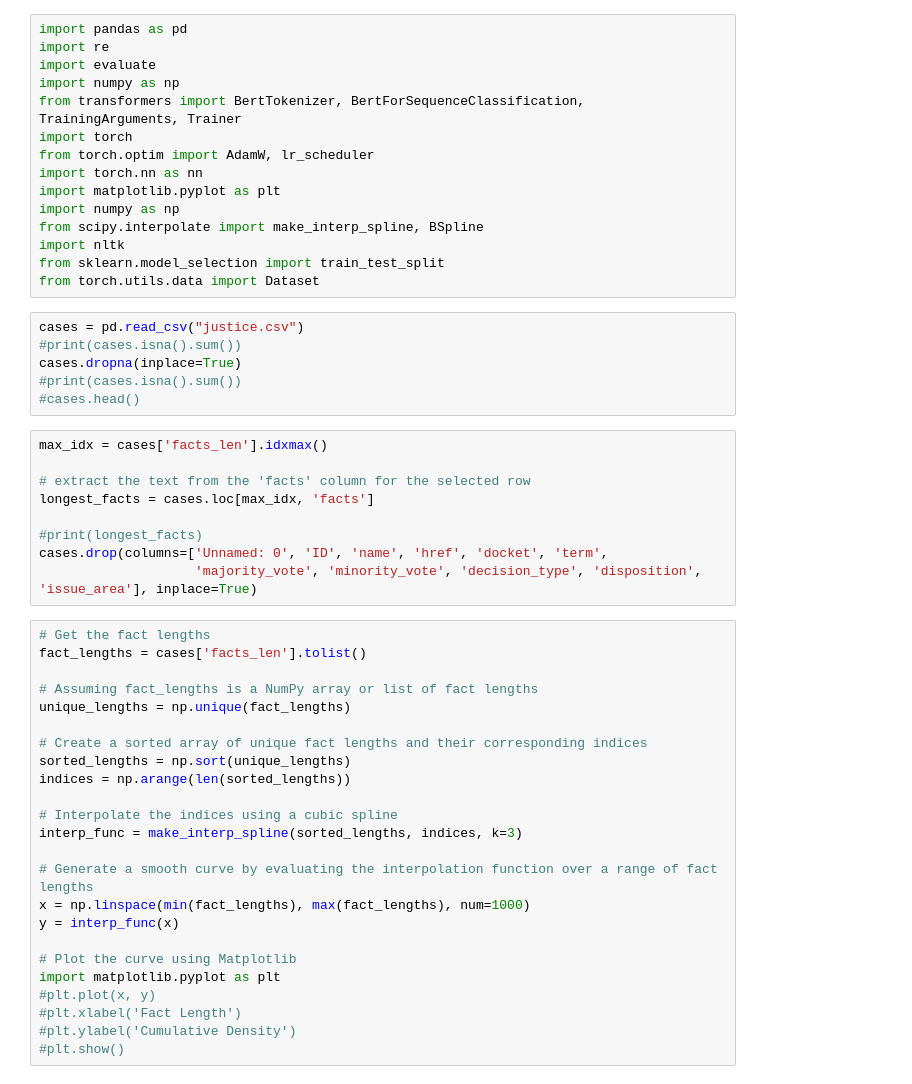
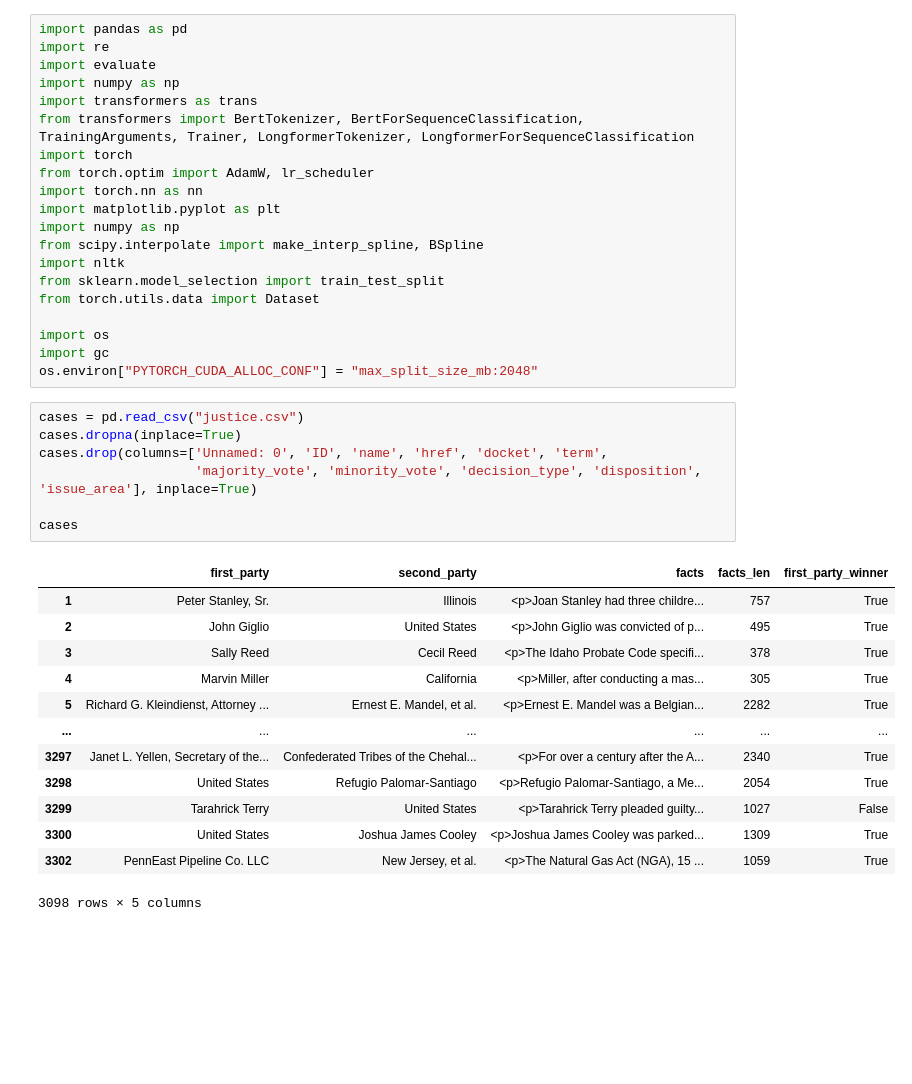
Before and after one commit to camdenmcgath/Artificial-Judge, a Jupyter notebook: supreme_court_judge.ipynb, the cells around one changed output. Drawn from its saved outputs; the diff is of its cells as text; blank space fills up the shorter version.

```diff
--- a/supreme_court_judge.ipynb
+++ b/supreme_court_judge.ipynb
@@ -3,7 +5,8 @@ import pandas as pd
 import re
 import evaluate
 import numpy as np
-from transformers import BertTokenizer, BertForSequenceClassification, TrainingArguments, Trainer
+import transformers as trans
+from transformers import BertTokenizer, BertForSequenceClassification, TrainingArguments, Trainer, LongformerTokenizer, LongformerForSequenceClassification
 import torch
 from torch.optim import AdamW, lr_scheduler
 import torch.nn as nn
@@ -13,44 +16,30 @@ from scipy.interpolate import make_interp_spline, BSpline
 import nltk
 from sklearn.model_selection import train_test_split
 from torch.utils.data import Dataset
+
+import os
+import gc
+os.environ["PYTORCH_CUDA_ALLOC_CONF"] = "max_split_size_mb:2048"
 # %%
 cases = pd.read_csv("justice.csv")
-#print(cases.isna().sum())
 cases.dropna(inplace=True)
-#print(cases.isna().sum())
-#cases.head()
+cases.drop(columns=['Unnamed: 0', 'ID', 'name', 'href', 'docket', 'term',
+                    'majority_vote', 'minority_vote', 'decision_type', 'disposition', 'issue_area'], inplace=True)
+
+cases
+# %% [output]
+|  | first_party | second_party | facts | facts_len | first_party_winner |
+| 1 | Peter Stanley, Sr. | Illinois | <p>Joan Stanley had three childre... | 757 | True |
+| 2 | John Giglio | United States | <p>John Giglio was convicted of p... | 495 | True |
+| 3 | Sally Reed | Cecil Reed | <p>The Idaho Probate Code specifi... | 378 | True |
+| 4 | Marvin Miller | California | <p>Miller, after conducting a mas... | 305 | True |
+| 5 | Richard G. Kleindienst, Attorney ... | Ernest E. Mandel, et al. | <p>Ernest E. Mandel was a Belgian... | 2282 | True |
+| ... | ... | ... | ... | ... | ... |
+| 3297 | Janet L. Yellen, Secretary of the... | Confederated Tribes of the Chehal... | <p>For over a century after the A... | 2340 | True |
+| 3298 | United States | Refugio Palomar-Santiago | <p>Refugio Palomar-Santiago, a Me... | 2054 | True |
+| 3299 | Tarahrick Terry | United States | <p>Tarahrick Terry pleaded guilty... | 1027 | False |
+| 3300 | United States | Joshua James Cooley | <p>Joshua James Cooley was parked... | 1309 | True |
+| 3302 | PennEast Pipeline Co. LLC | New Jersey, et al. | <p>The Natural Gas Act (NGA), 15 ... | 1059 | True |
+3098 rows × 5 columns
-# %%
-max_idx = cases['facts_len'].idxmax()
-
-# extract the text from the 'facts' column for the selected row
-longest_facts = cases.loc[max_idx, 'facts']
-
-#print(longest_facts)
-cases.drop(columns=['Unnamed: 0', 'ID', 'name', 'href', 'docket', 'term',
-                    'majority_vote', 'minority_vote', 'decision_type', 'disposition', 'issue_area'], inplace=True)
-# %%
-# Get the fact lengths
-fact_lengths = cases['facts_len'].tolist()
-
-# Assuming fact_lengths is a NumPy array or list of fact lengths
-unique_lengths = np.unique(fact_lengths)
-
-# Create a sorted array of unique fact lengths and their corresponding indices
-sorted_lengths = np.sort(unique_lengths)
-indices = np.arange(len(sorted_lengths))
-
-# Interpolate the indices using a cubic spline
-interp_func = make_interp_spline(sorted_lengths, indices, k=3)
-
-# Generate a smooth curve by evaluating the interpolation function over a range of fact lengths
-x = np.linspace(min(fact_lengths), max(fact_lengths), num=1000)
-y = interp_func(x)
-
-# Plot the curve using Matplotlib
-import matplotlib.pyplot as plt
-#plt.plot(x, y)
-#plt.xlabel('Fact Length')
-#plt.ylabel('Cumulative Density')
-#plt.show()
 # %%
 # Create a scatterplot of the fact lengths
```
Also changed, not shown: parts of 11 cells of this notebook.
